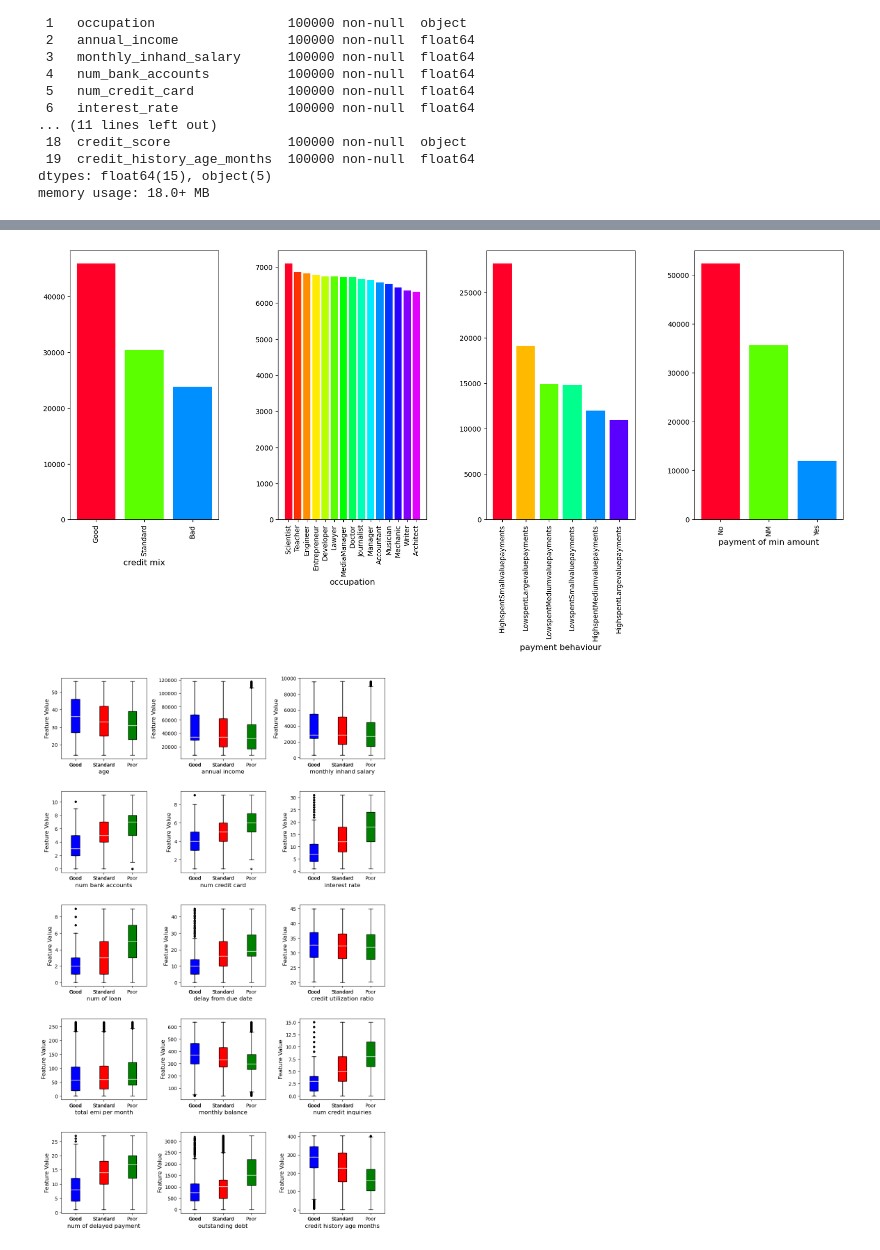
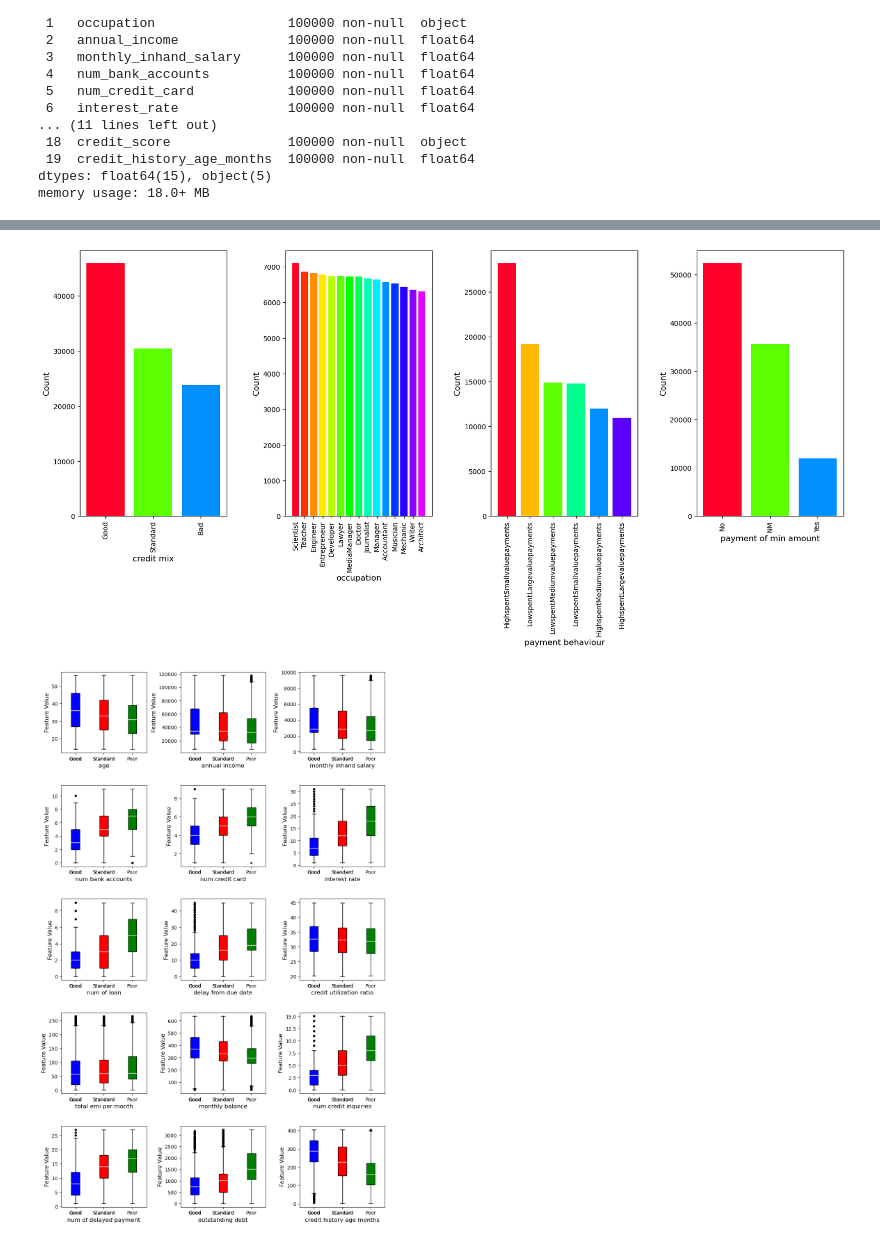
Before and after one commit to kamalavi/Credit-Score-Classification, a Jupyter notebook: credit_score_classification.ipynb, the cells around one changed output, grey strips where cells are left out. Drawn from its saved outputs; the diff is of its cells as text; code cells hidden in the pictures.

```diff
--- a/credit_score_classification.ipynb
+++ b/credit_score_classification.ipynb
@@ -64,5 +64,11 @@ df.columns = df.columns.str.lower()
 df = df.set_index('customer_id')
 
 #specify non-relevant columns/variables to drop
-df.drop(columns=['id','name','ssn','month','type_of_loan','changed_credit_limit','amount_invested_monthly'],inplace=True)
+df.drop(columns=['id',
+                 'name',
+                 'ssn',
+                 'month',
+                 'type_of_loan',
+                 'changed_credit_limit',
+                 'amount_invested_monthly'],inplace=True)
 # %%
@@ -90,23 +96,26 @@ def clean_num(series):
 
     return series
 # %%
-#create helper functions to clean columns we wish to be numeric. Take series (column) as input
+#create helper functions to clean string columns
 def clean_string(series):
     df = series.copy().to_frame()
     df[series.name] = df[series.name].apply(lambda x: re.sub(r'[^a-zA-Z]+',"",str(x).strip()))
     df[series.name].replace("",np.nan,inplace=True)
     grouped = df.groupby('customer_id')[series.name].agg(pd.Series.mode)
-    grouped = grouped.apply(lambda x: x[round(random.uniform(0,1))] if type(x) == np.ndarray and len(x)>1 else x)
+    grouped = grouped.apply(
+        lambda x: x[round(random.uniform(0,1))] if type(x) == np.ndarray and len(x)>1 else x)
     df[series.name].fillna(grouped,inplace=True)
     global_mode = df[series.name].mode()[0]
-    df[series.name] = df[series.name].apply(lambda x: global_mode if type(x) == np.ndarray and len(x)==0 else x)
+    df[series.name] = df[series.name].apply(
+        lambda x: global_mode if type(x) == np.ndarray and len(x)==0 else x)
     df = df.squeeze()
 
     return df
 # %%
 #manually fix credit_history_age column
 df['credit_history_age'] = df['credit_history_age'].fillna('0 Years and 0 Months')
-df['credit_history_age_months'] = df['credit_history_age'].apply(lambda x: np.dot([int(i) for i  in re.findall("[0-9]+",x)],[12,1]))
+df['credit_history_age_months'] = df['credit_history_age'].apply(
+    lambda x: np.dot([int(i) for i  in re.findall("[0-9]+",x)],[12,1]))
 df['credit_history_age_months'].replace(0,np.nan,inplace=True)
 df.drop(columns='credit_history_age',inplace=True)
 # %%
@@ -199,20 +208,21 @@ df.describe().T
 # %%
 #Data visualization of categorical variables
 fig, ax = plt.subplots(1, len(col_string),squeeze=False, figsize=(20,7))
 cm = plt.get_cmap('gist_rainbow')
 
 for i in range(len(col_string)):
     var = col_string[i]
     num_colors = len(df[var].value_counts())
 
     colors = [cm(1.*j/num_colors) for j in range(num_colors)]
     ax[0,i].bar(df[var].unique(), (df[var].value_counts()), color = colors)
     ax[0,i].tick_params(axis='x', labelrotation = 90)
     ax[0,i].set_xlabel(var.replace("_"," "), fontsize = 12)
+    ax[0,i].set_ylabel("Count", fontsize = 12)
 
 fig.subplots_adjust(hspace=0.4, wspace=0.4)
 
 plt.show()
 # %% [output]
-[figure, old version]
+[figure, new version]
 # %%
```
Also changed, not shown: parts of 6 cells of this notebook.
